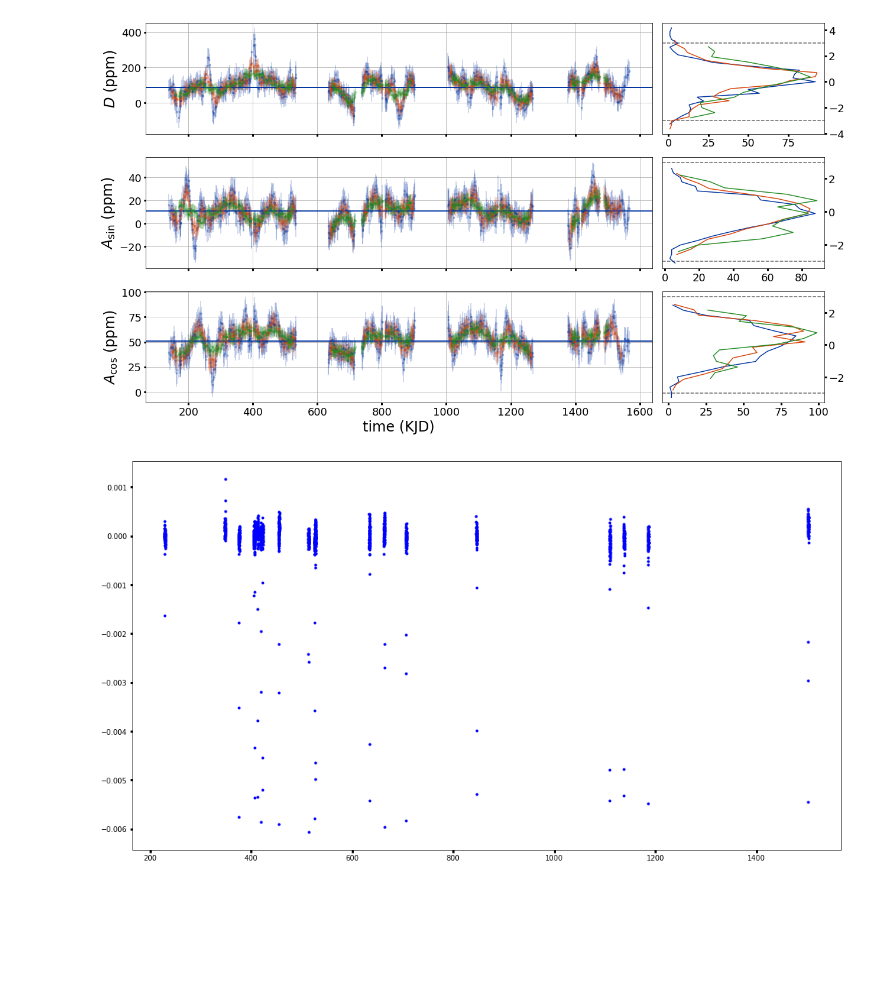
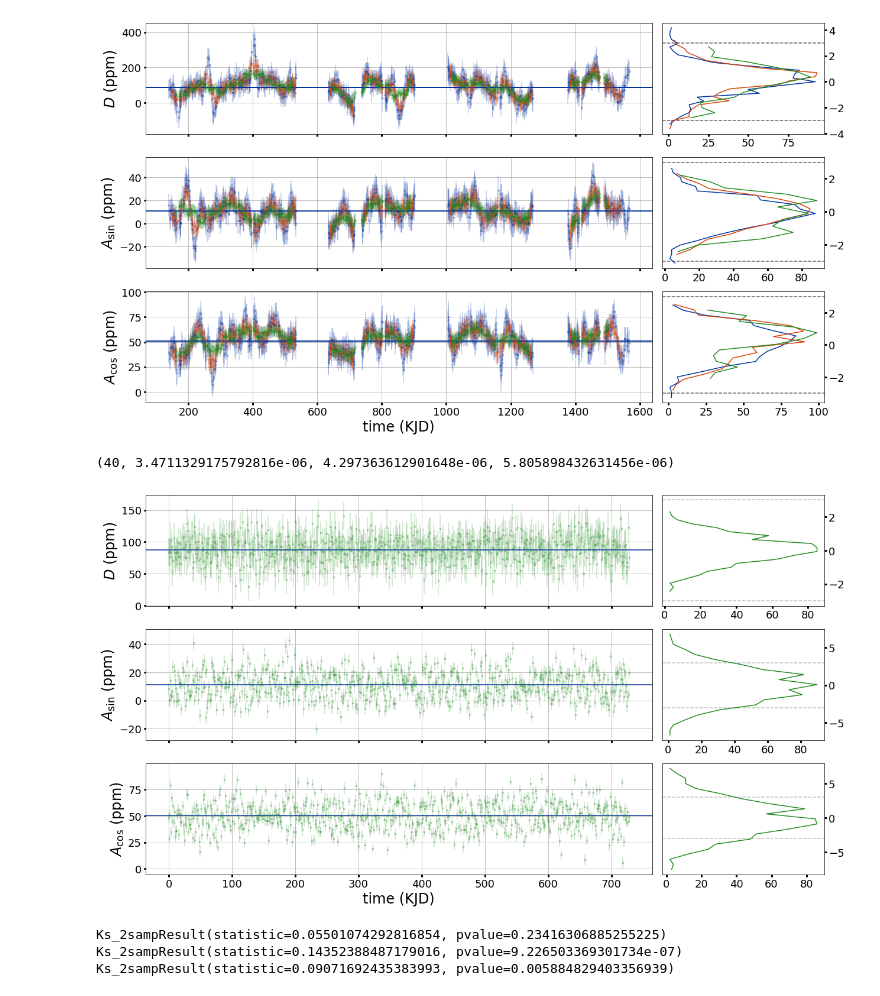
Before and after one commit to BoiseStatePlanetary/Searching-for-Variability-in-Eclipses-in-the-Kepler-Dataset, a Jupyter notebook: code/Analysis_of_Kepler76b.ipynb, the cells around one changed output. Saved outputs shown, nothing was run; the diff lists cells and outputs as text; code cells hidden in the pictures; blank space fills up the shorter version.

Commit message:
Comparing scrambled to real phase curve parameters
I'm using only 700 or so scrambled orbits. Next, I'll crank that up to 7000 and also compare the scrambled orits to themselves.

```diff
--- a/code/Analysis_of_Kepler76b.ipynb
+++ b/code/Analysis_of_Kepler76b.ipynb
@@ -1562,19 +1563,24 @@ ax1a = plt.subplot2grid((3, 4), (0, 3))
 ax2a = plt.subplot2grid((3, 4), (1, 3))
 ax3a = plt.subplot2grid((3, 4), (2, 3))
 
-for i in range(len(num_orbits_arr)):
+# for i in range(len(num_orbits_arr)):
+for i in [2]:
     num_orbits = num_orbits_arr[i]
     color = colors[i]
 
     ret = stack_orbits(final_best_fit_transit_params['per'], filtered_time,
                        num_orbits=num_orbits, min_orbits_to_fold=np.ceil(num_orbits/2))
 
-    mid_times, BEER_and_eclipse_outs = fit_all_BEER_and_eclipse_params(ret)
+    mid_times, real_BEER_and_eclipse_outs = fit_all_BEER_and_eclipse_params(ret)
 
-    eclipse_depths, eclipse_depth_errs, Acoss, Acos_errs, Asins, Asin_errs =\
-        collect_phase_curve_params(mid_times, BEER_and_eclipse_outs)
+    real_eclipse_depths, real_eclipse_depth_errs, real_Acoss, real_Acos_errs, real_Asins, real_Asin_errs =\
+        collect_phase_curve_params(mid_times, real_BEER_and_eclipse_outs)
 
-    make_phase_curve_plots(mid_times, eclipse_depths, eclipse_depth_errs, Acoss, Acos_errs, Asins, Asin_errs,
+    print(num_orbits, np.min(real_Asin_errs), np.median(real_Asin_errs), np.max(real_Asin_errs))
+
+    make_phase_curve_plots(mid_times, real_eclipse_depths, real_eclipse_depth_errs,
+                           real_Acoss, real_Acos_errs,
+                           real_Asins, real_Asin_errs,
                            ax1, ax2, ax3, ax1a, ax2a, ax3a,
                            color=color)
 
@@ -1628,47 +1635,80 @@ Wall time: 22.4 s
 # 2018 Dec 29 - Scramble order of the orbits
 single_orbit_ret = stack_orbits(final_best_fit_transit_params['per'], filtered_time,
                                 num_orbits=1, min_orbits_to_fold=0)
 
 keys = single_orbit_ret.keys()
 keys = [cur_key for cur_key in keys if ~np.isnan(cur_key)]
 number_of_orbits_to_stack = len(keys)
 
+# Make lots of synthetic, scrambled stacks
+#number_of_orbits_to_stack = 10.*len(keys)
+
 num_orbits_arr = [10, 20, 40]
 colors = [BoiseState_blue, BoiseState_orange, 'forestgreen']
 
 fig = plt.figure(figsize=(aspect_ratio*10, 10))
-# ax1 = plt.subplot2grid((3, 4), (0, 0), colspan=3)
-# ax2 = plt.subplot2grid((3, 4), (1, 0), colspan=3, sharex=ax1)
-# ax3 = plt.subplot2grid((3, 4), (2, 0), colspan=3, sharex=ax1)
+ax1 = plt.subplot2grid((3, 4), (0, 0), colspan=3)
+ax2 = plt.subplot2grid((3, 4), (1, 0), colspan=3, sharex=ax1)
+ax3 = plt.subplot2grid((3, 4), (2, 0), colspan=3, sharex=ax1)
 
-# ax1a = plt.subplot2grid((3, 4), (0, 3))
-# ax2a = plt.subplot2grid((3, 4), (1, 3))
-# ax3a = plt.subplot2grid((3, 4), (2, 3))
+ax1a = plt.subplot2grid((3, 4), (0, 3))
+ax2a = plt.subplot2grid((3, 4), (1, 3))
+ax3a = plt.subplot2grid((3, 4), (2, 3))
 
-for i in [1]:
+# for i in range(len(num_orbits_arr)):
+for i in [2]:
     num_orbits = num_orbits_arr[i]
     color = colors[i]
 
     # Build lists scrambled orbits
     ret = {}
     for j in range(number_of_orbits_to_stack):
 
         cur_list_of_orbits = [False]*len(filtered_time)
         for k in range(num_orbits):
             cur_list_of_orbits = cur_list_of_orbits | single_orbit_ret[np.random.choice(keys)]
 
         ret[j] = cur_list_of_orbits
 
-    plt.plot(filtered_time[ret[0]], filtered_flux[ret[0]], 'b.')
-#     mid_times, BEER_and_eclipse_outs = fit_all_BEER_and_eclipse_params(ret)
+    mid_times, scrambled_BEER_and_eclipse_outs = fit_all_BEER_and_eclipse_params(ret)
 
-#     eclipse_depths, eclipse_depth_errs, Acoss, Acos_errs, Asins, Asin_errs =\
-#         collect_phase_curve_params(mid_times, BEER_and_eclipse_outs)
+    scrambled_eclipse_depths, scrambled_eclipse_depth_errs, scrambled_Acoss, scrambled_Acos_errs, scrambled_Asins, scrambled_Asin_errs =\
+        collect_phase_curve_params(mid_times, scrambled_BEER_and_eclipse_outs)
 
-#     make_phase_curve_plots(mid_times, eclipse_depths, eclipse_depth_errs, Acoss, Acos_errs, Asins, Asin_errs,
-#                            ax1, ax2, ax3, ax1a, ax2a, ax3a,
-#                            color=color)
+    print(num_orbits, np.min(scrambled_Asin_errs), np.median(scrambled_Asin_errs), np.max(scrambled_Asin_errs))
+
+    make_phase_curve_plots(mid_times, scrambled_eclipse_depths, scrambled_eclipse_depth_errs,
+                           scrambled_Acoss, scrambled_Acos_errs,
+                           scrambled_Asins, scrambled_Asin_errs,
+                           ax1, ax2, ax3, ax1a, ax2a, ax3a,
+                           color=color)
 # %% [output]
+(40, 3.4711329175792816e-06, 4.297363612901648e-06, 5.805898432631456e-06)
-[figure, old version]
+[figure, new version]
 # %%
 # dill.dump_session('Analysis_of_Kepler76b_2018Dec29.db')
+# %%
+print(ks_2samp(scrambled_eclipse_depths, real_eclipse_depths))
+print(ks_2samp(scrambled_Acoss, real_Acoss))
+print(ks_2samp(scrambled_Asins, real_Asins))
+
+# Comparing real to scrambled phase curves with num_orbits_to_stack ~ 700
+#
+# For num_orbits = 10
+# Ks_2sampResult(statistic=0.03956203048231366, pvalue=0.6129351515643384)
+# Ks_2sampResult(statistic=0.1291983478297216, pvalue=9.377062507660279e-06)
+# Ks_2sampResult(statistic=0.10959497509205107, pvalue=0.0002927643175962688)
+#
+# For num_orbits = 20
+# Ks_2sampResult(statistic=0.03580499143388771, pvalue=0.7395914554473048)
+# Ks_2sampResult(statistic=0.15381749815193158, pvalue=6.711009600192165e-08)
+# Ks_2sampResult(statistic=0.0749937427605194, pvalue=0.03344738724354831)
+#
+# For num_orbits = 40
+# Ks_2sampResult(statistic=0.05501074292816854, pvalue=0.23416306885255225)
+# Ks_2sampResult(statistic=0.14352388487179016, pvalue=9.226503369301734e-07)
+# Ks_2sampResult(statistic=0.09071692435383993, pvalue=0.005884829403356939)
+# %% [output]
+Ks_2sampResult(statistic=0.05501074292816854, pvalue=0.23416306885255225)
+Ks_2sampResult(statistic=0.14352388487179016, pvalue=9.226503369301734e-07)
+Ks_2sampResult(statistic=0.09071692435383993, pvalue=0.005884829403356939)
```
Also changed, not shown: parts of 2 cells of this notebook.
